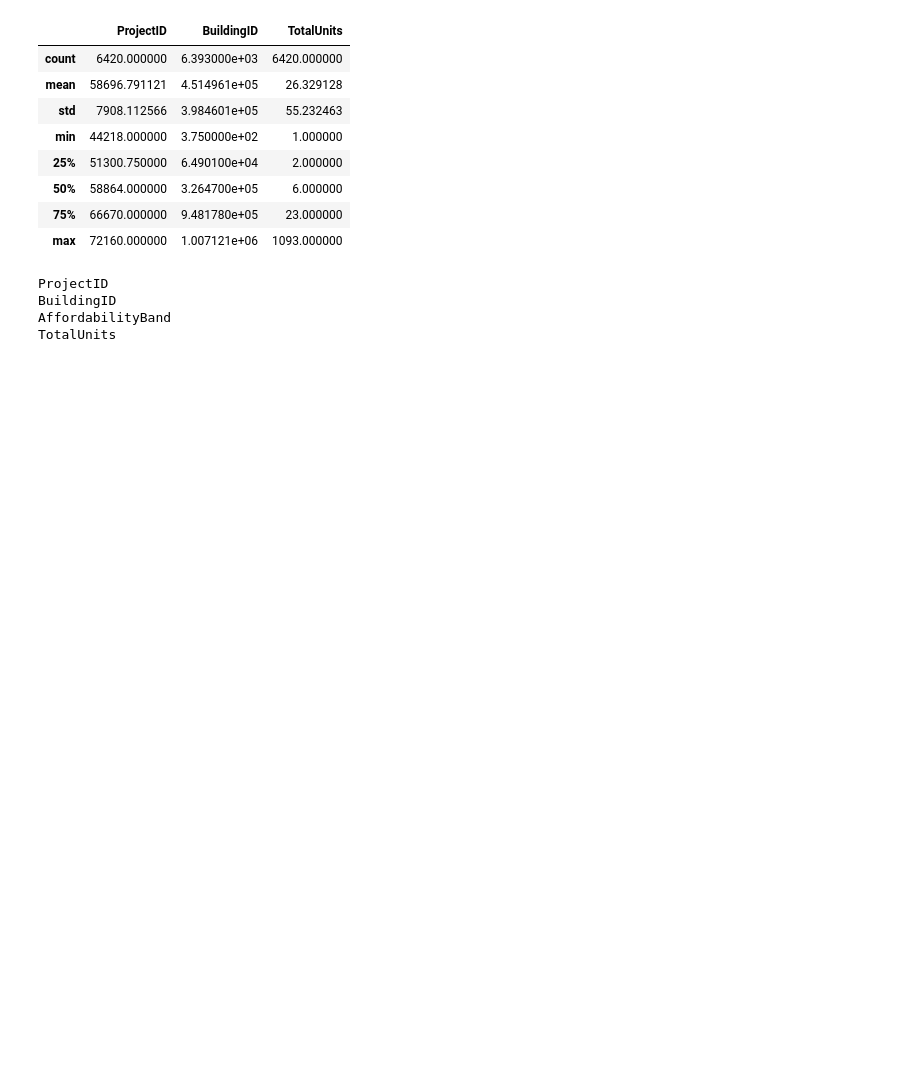
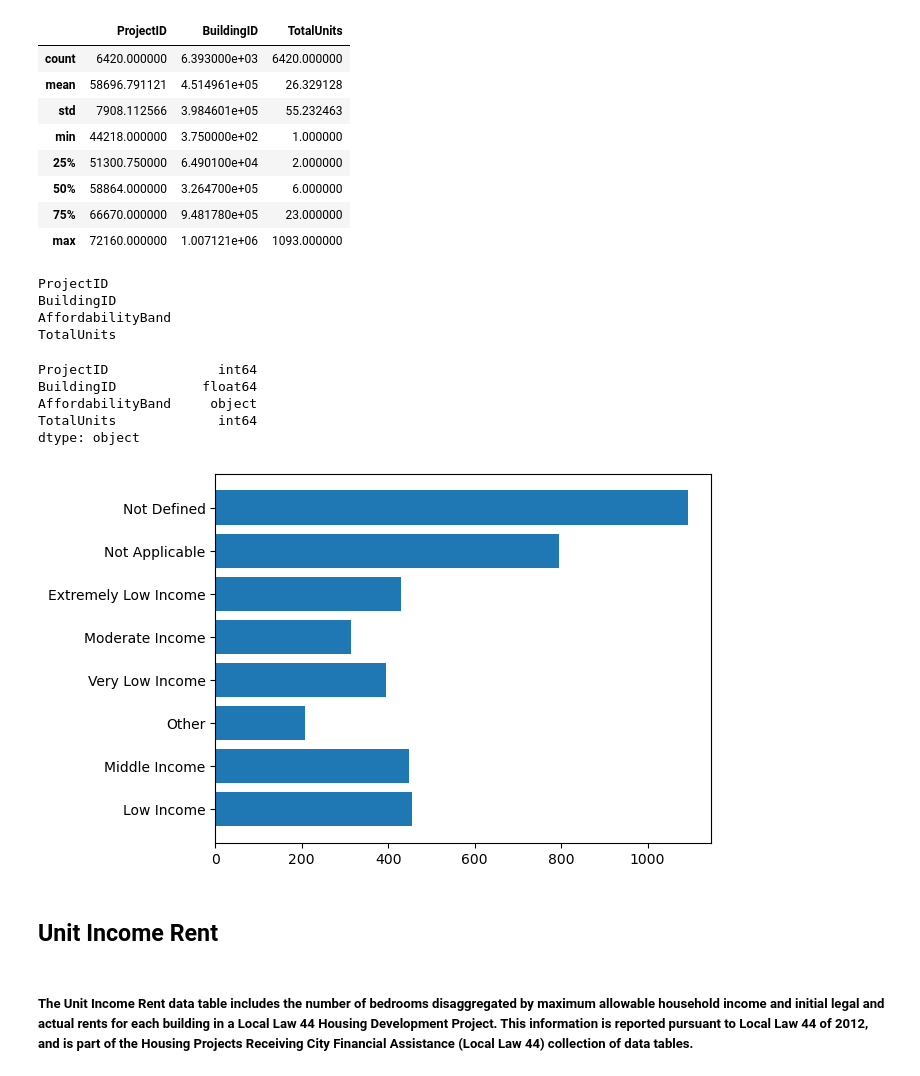
Before and after one commit to tkalainoff/gowanus-rezoning, a Jupyter notebook: data/LL44-analysis.ipynb, the cells around one changed output. Drawn from its saved outputs; the diff is of its cells as text; code cells hidden in the pictures; blank space fills up the shorter version.

Commit message:
set up data in jupyter notebooks for cleaning and analysis

```diff
--- a/data/LL44-analysis.ipynb
+++ b/data/LL44-analysis.ipynb
@@ -3,2 +172,3 @@ import pandas as pd
 # %%
-LL44_rent_affordability = pd.read_csv('csv/Local_Law_44_-_Rent_Affordability_20240115.csv')
+# Load data
+df_rent_affordability = pd.read_csv('csv/Local_Law_44_-_Rent_Affordability_20240115.csv')
@@ -31,3 +203,12 @@ ProjectID
 BuildingID
 AffordabilityBand
 TotalUnits
+# %%
+# Get all column type in dataframe
+df_rent_affordability.dtypes
+# %% [output]
+ProjectID              int64
+BuildingID           float64
+AffordabilityBand     object
+TotalUnits             int64
+dtype: object
@@ -33,0 +217,6 @@ TotalUnits
+# %%
+# Visualize data
+plt.barh(df_rent_affordability["AffordabilityBand"], df_rent_affordability["TotalUnits"])
+plt.show()
+# %% [output]
+[figure, added]
@@ -33,0 +225,4 @@ TotalUnits
+# %% [markdown]
+## Unit Income Rent
+# %% [markdown]
+##### The Unit Income Rent data table includes the number of bedrooms disaggregated by maximum allowable household income and initial legal and actual rents for each building in a Local Law 44 Housing Development Project. This information is reported pursuant to Local Law 44 of 2012, and is part of the Housing Projects Receiving City Financial Assistance (Local Law 44) collection of data tables.
```
Also changed, not shown: parts of 42 cells of this notebook, 10 other files.
